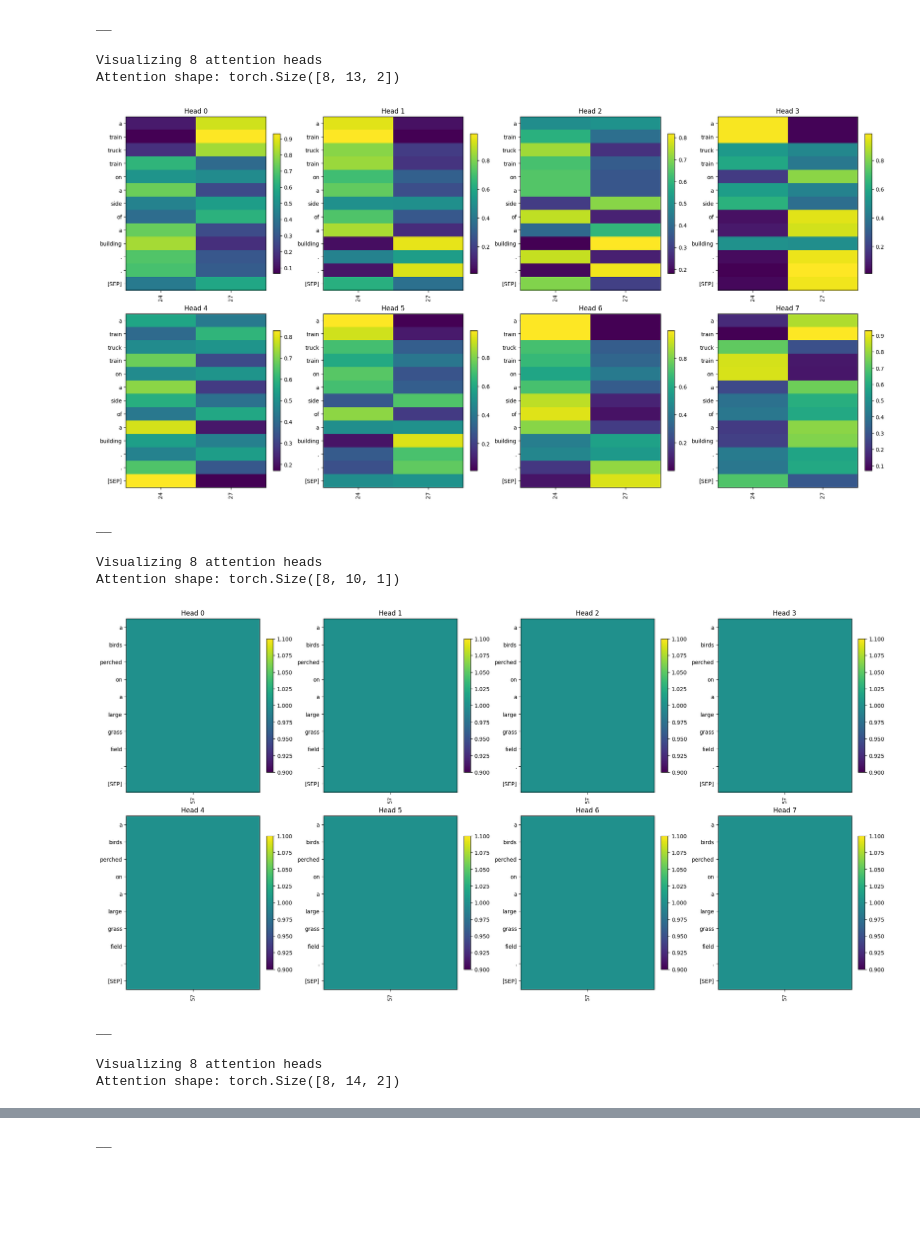
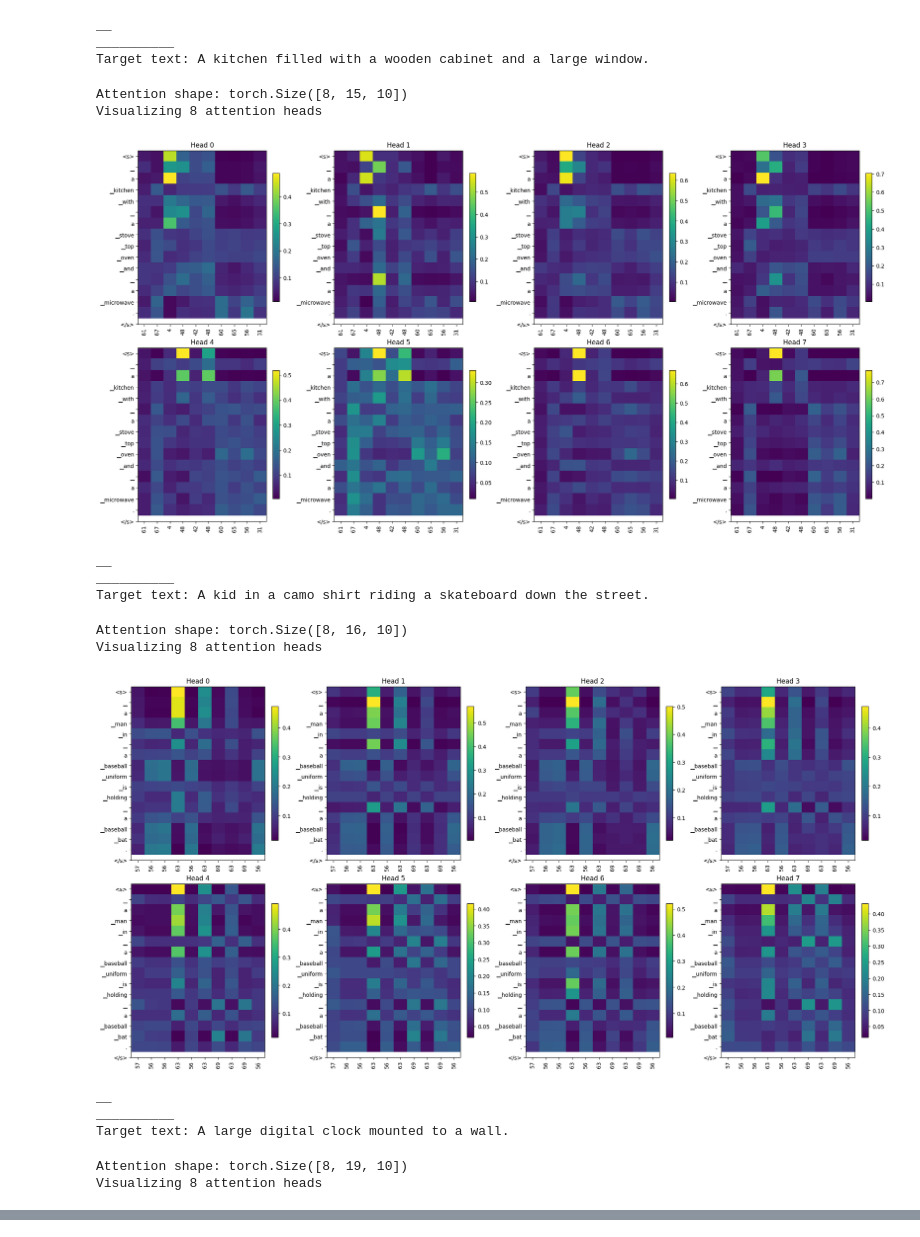
Before and after one commit to Walden-ea/emcomm_captions, a Jupyter notebook: src/objects_game/src/compate_attn.ipynb, the cells around one changed output, grey strips where cells are left out. Saved outputs shown, nothing was run; the diff lists cells and outputs as text; code cells hidden in the pictures; blank space fills up the shorter version.

```diff
--- a/src/objects_game/src/compate_attn.ipynb
+++ b/src/objects_game/src/compate_attn.ipynb
@@ -54,21 +97,25 @@ from datasets import load_from_disk
 from transformers import AutoTokenizer
 from translation import TransformerEncoder, TransformerDecoder
 # name = '2x_embedding_size_increase_dim__rnn_3_d_proper_sim_based_datasets_higher_5_temp_no_step_loss_from_90th_epoch_20_len'
-name = '3_distractors_proper'
+name = 'proper_0th_epoch'
 
 DEVICE = "cuda" if torch.cuda.is_available() else "cpu"
-checkpoint_path = f'/home/elena/emcomm/emcomm_captions/checkpoints/{name}/translation/checkpoint.pt'
+checkpoint_path = f'/home/elena/emcomm/emcomm_captions/checkpoints/{name}/translation_t5_edit/checkpoint.pt'
 def decoder_attention(sample_id):
 
-    dataset = load_from_disk(f"/home/elena/emcomm/emcomm_captions/checkpoints/{name}/messages/coco_val_message_captions_3_distractors")
+    dataset = load_from_disk(f"/home/elena/emcomm/emcomm_captions/checkpoints/{name}/messages/coco_test_message_captions_3_distractors")
     sample = dataset[sample_id]
 
-    tokenizer = AutoTokenizer.from_pretrained("bert-base-uncased")
+    tokenizer = AutoTokenizer.from_pretrained("t5-small")
+    if tokenizer.bos_token is None:
+        tokenizer.add_special_tokens({'bos_token': '<s>'})
 
     src = torch.tensor(sample["message_truncated"]).unsqueeze(0).to(DEVICE)
     ref_text = sample["captions"][0]
 
     tgt = tokenizer(ref_text, return_tensors="pt")["input_ids"].to(DEVICE)
+    print('__________')
+    print(f"Target text: {ref_text}")
 
     encoder = TransformerEncoder(
         vocab_size=71,
@@ -84,7 +131,7 @@ def decoder_attention(sample_id):
         vocab_size=len(tokenizer.vocab),
         emb_dim=256,
         hid_dim=512,
-        num_layers=2,
+        num_layers=3,
         pad_id=tokenizer.pad_token_id,
         dropout=0.0,
         num_heads=8
@@ -121,24 +168,35 @@ def decoder_attention(sample_id):
     # --------------------------------------
 
     with torch.no_grad():
-
         memory, _ = encoder(src)
 
-        logits, _, _ = decoder(tgt[:, :-1], memory)
+        bos_id = tokenizer.bos_token_id or tokenizer.pad_token_id
+        eos_id = tokenizer.eos_token_id
 
-        pred = logits.argmax(-1)
+        generated = torch.tensor([[bos_id]], device=DEVICE)
+
+        max_len = 50  # adjust as needed
+
+        for _ in range(max_len):
+            logits, _, _ = decoder(generated, memory)
+
+            next_token = logits[:, -1, :].argmax(-1, keepdim=True)
+            generated = torch.cat([generated, next_token], dim=1)
+
+            if eos_id is not None and (next_token == eos_id).all():
+                break
 
     attn = attention["weights"][0]  # remove batch
 
-    hyp_tokens = tokenizer.convert_ids_to_tokens(pred[0])
+    hyp_tokens = tokenizer.convert_ids_to_tokens(generated[0].tolist())
     src_tokens = [str(t.item()) for t in src[0]]
 
-    visualize_attention(attn, hyp_tokens, src_tokens)#, heads=1)
+    visualize_attention(attn, hyp_tokens, src_tokens, average=False)
 
 
 # if __name__ == "__main__":
 # %%
-for i in range(10,100,10):
+for i in range(0,15,1):
     decoder_attention(i)
     print('__')
 # %% [output]
@@ -148,11 +208,17 @@ Attention shape: torch.Size([8, 10, 2])
-__
-Visualizing 8 attention heads
-Attention shape: torch.Size([8, 13, 2])
+__
+__________
+Target text: A kitchen filled with a wooden cabinet and a large window.
+Attention shape: torch.Size([8, 15, 10])
+Visualizing 8 attention heads
-[figure, old version]
+[figure, new version]
-__
-Visualizing 8 attention heads
-Attention shape: torch.Size([8, 10, 1])
+__
+__________
+Target text: A kid in a camo shirt riding a skateboard down the street.
+Attention shape: torch.Size([8, 16, 10])
+Visualizing 8 attention heads
-[figure, old version]
+[figure, new version]
-__
-Visualizing 8 attention heads
-Attention shape: torch.Size([8, 14, 2])
+__
+__________
+Target text: A large digital clock mounted to a wall.
+Attention shape: torch.Size([8, 19, 10])
+Visualizing 8 attention heads
@@ -160 +225,0 @@ Attention shape: torch.Size([8, 14, 2])
-__
```
Also changed, not shown: parts of 6 cells of this notebook, 17 other files.
